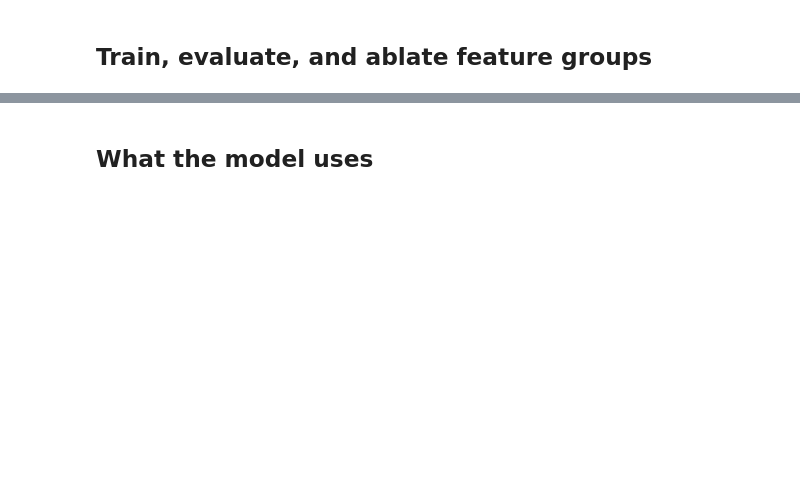
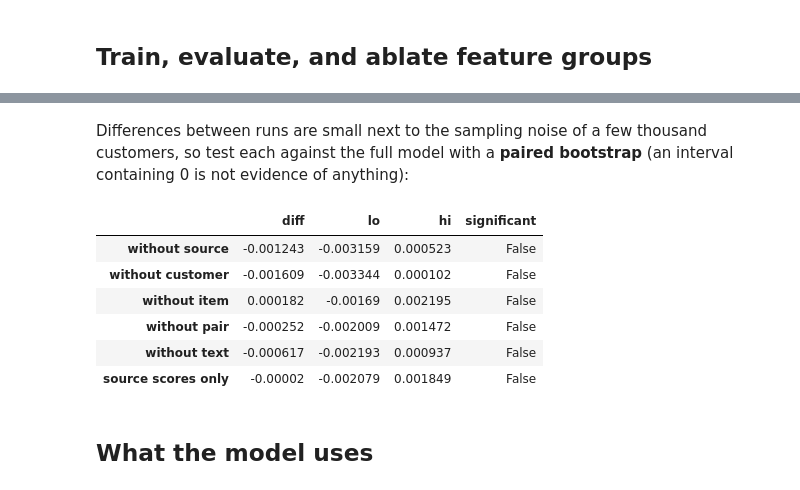
Before and after one commit to VanshikaGurbani/hm-two-stage-recommender, a Jupyter notebook: notebooks/03_candidates_and_ranker.ipynb, the cells around one changed output, grey strips where cells are left out. Cells and saved outputs as stored; diff of their text form; code cells hidden in the pictures; blank space fills up the shorter version.

Commit message:
Executed notebooks with real-data outputs, hosting requirements, torch-optional pipeline, committed results copy
Co-Authored-By: Claude Sonnet 5.5 <noreply@anthropic.com>

```diff
--- a/notebooks/03_candidates_and_ranker.ipynb
+++ b/notebooks/03_candidates_and_ranker.ipynb
@@ -57,3 +79,19 @@ abl["delta vs full"].drop("full").sort_values().plot(kind="barh", figsize=(8, 3)
+# %% [markdown]
+Differences between runs are small next to the sampling noise of a few thousand customers, so
+test each against the full model with a **paired bootstrap** (an interval containing 0 is not evidence
+of anything):
+# %%
+from hmrec.evaluate import paired_bootstrap
+full = runs["full"][3].per_user["map@12"]
+pd.DataFrame({k: paired_bootstrap(full, v[3].per_user["map@12"]) for k, v in runs.items() if k != "full"}).T.round(5)
+# %% [output]
+|  | diff | lo | hi | significant |
+| without source | -0.001243 | -0.003159 | 0.000523 | False |
+| without customer | -0.001609 | -0.003344 | 0.000102 | False |
+| without item | 0.000182 | -0.00169 | 0.002195 | False |
+| without pair | -0.000252 | -0.002009 | 0.001472 | False |
+| without text | -0.000617 | -0.002193 | 0.000937 | False |
+| source scores only | -0.00002 | -0.002079 | 0.001849 | False |
 # %% [markdown]
 ## What the model uses
 # %%
```
Also changed, not shown: parts of 5 cells of this notebook, 9 other files.
